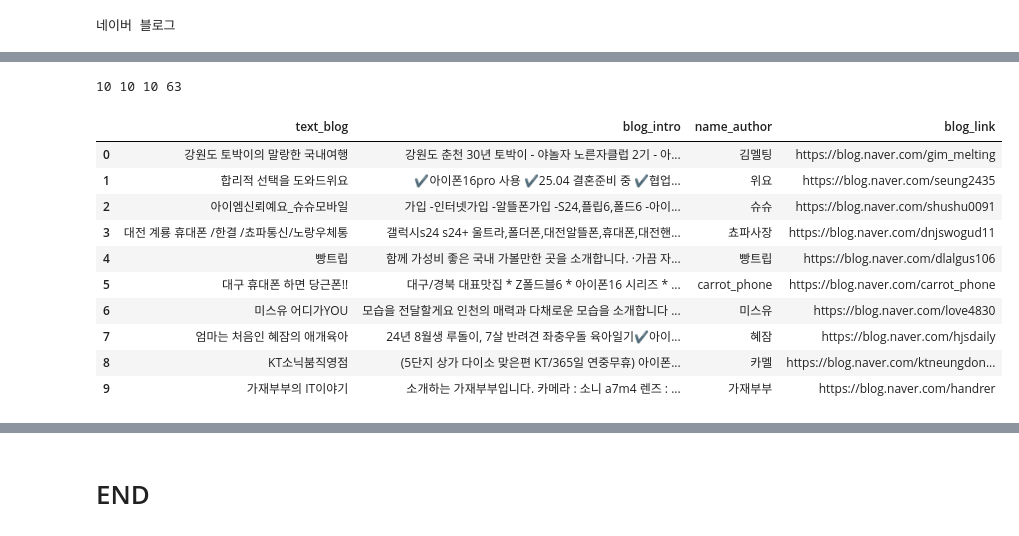
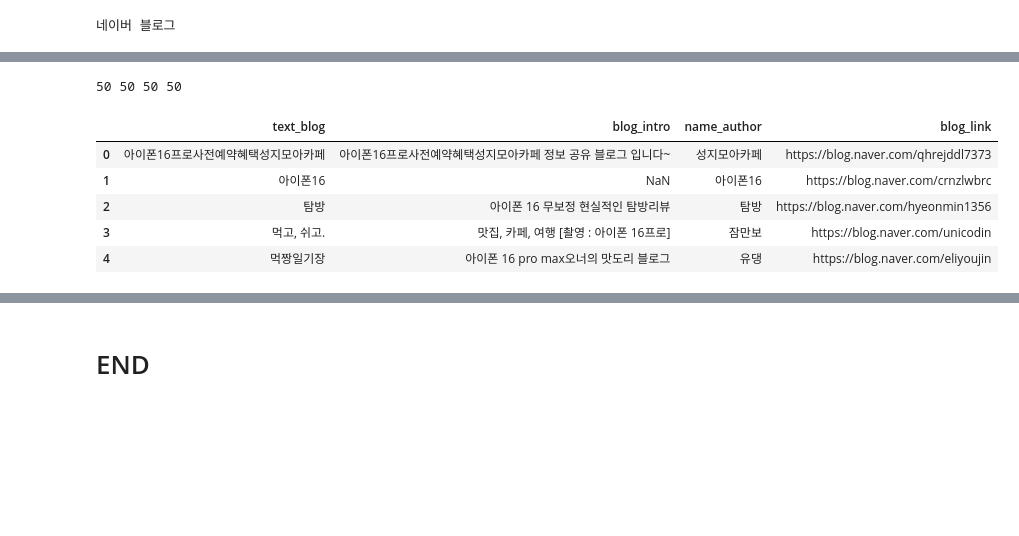
Before and after one commit to kbjung/my_projects, a Jupyter notebook: crawling/naver/naver_blog_keyword_01.ipynb, the cells around one changed output, grey strips where cells are left out. Cells and saved outputs as stored; diff of their text form; code cells hidden in the pictures; blank space fills up the shorter version.

```diff
--- a/crawling/naver/naver_blog_keyword_01.ipynb
+++ b/crawling/naver/naver_blog_keyword_01.ipynb
@@ -539,42 +638,51 @@ text_blog_list = []
 blog_intro_list = []
 name_author_list = []
 blog_link_list = []
-for blog in list_search_blog:
-    text_blog = blog.select_one('em.text_blog').text
-    if blog.select_one('p.blog_intro').text == '':
-        blog_intro = np.nan
-    else:
-        blog_intro = blog.select_one('p.blog_intro').text
-    name_author = blog.select_one('em.name_author').text
-    blog_link = blog.select_one('a.name_blog')['href']
-    # print(text_blog, blog_intro, name_author, blog_link)
+for page_num in range(1, blog_crawling_page_num + 1):
+    keyword_url = f'https://section.blog.naver.com/Search/Blog.naver?pageNo={page_num}&orderBy={orderby}&keyword={keyword}'
 
-    text_blog_list.append(text_blog)
-    blog_intro_list.append(blog_intro)
-    name_author_list.append(name_author)
-    blog_link_list.append(blog_link)
+    driver.get(keyword_url)
+    driver.implicitly_wait(10) # 페이지 로드 될 때까지 기다리지만 로드 되는 순간 종료
+    time.sleep(random.uniform(1, 3))
 
-print(len(text_blog_list), len(blog_intro_list), len(name_author_list), len(name_blog_list))
+    page = driver.page_source
+    soup = bs(page, 'html.parser')
+    # print(soup.title.text)
+
+    area_list_search = soup.select_one('div.area_list_search')
+    list_search_blog = area_list_search.select('div.list_search_blog')
+
+    for blog in list_search_blog:
+        text_blog = blog.select_one('em.text_blog').text
+        if blog.select_one('p.blog_intro').text == '':
+            blog_intro = np.nan
+        else:
+            blog_intro = blog.select_one('p.blog_intro').text
+        name_author = blog.select_one('em.name_author').text
+        blog_link = blog.select_one('a.name_blog')['href']
+        # print(text_blog, blog_intro, name_author, blog_link)
+
+        text_blog_list.append(text_blog)
+        blog_intro_list.append(blog_intro)
+        name_author_list.append(name_author)
+        blog_link_list.append(blog_link)
+
+print(len(text_blog_list), len(blog_intro_list), len(name_author_list), len(blog_link_list))
 # %% [output]
-10 10 10 63
+50 50 50 50
 # %%
 blog_dict = {
     'text_blog': text_blog_list,
     'blog_intro': blog_intro_list,
     'name_author': name_author_list,
     'blog_link': blog_link_list
 }
 blog_df = pd.DataFrame(blog_dict)
-blog_df
+blog_df.head()
 # %% [output]
 |  | text_blog | blog_intro | name_author | blog_link |
-| 0 | 강원도 토박이의 말랑한 국내여행 | 강원도 춘천 30년 토박이 - 야놀자 노른자클럽 2기 - 아... | 김멜팅 | https://blog.naver.com/gim_melting |
-| 1 | 합리적 선택을 도와드위요 | ✔️아이폰16pro 사용 ✔️25.04 결혼준비 중 ✔️협업... | 위요 | https://blog.naver.com/seung2435 |
-| 2 | 아이엠신뢰예요_슈슈모바일 | 가입 -인터넷가입 -알뜰폰가입 -S24,플립6,폴드6 -아이... | 슈슈 | https://blog.naver.com/shushu0091 |
-| 3 | 대전 계룡 휴대폰 /한결 /쵸파통신/노랑우체통 | 갤럭시s24 s24+ 울트라,폴더폰,대전알뜰폰,휴대폰,대전핸... | 쵸파사장 | https://blog.naver.com/dnjswogud11 |
-| 4 | 빵트립 | 함께 가성비 좋은 국내 가볼만한 곳을 소개합니다. ·가끔 자... | 빵트립 | https://blog.naver.com/dlalgus106 |
-| 5 | 대구 휴대폰 하면 당근폰!! | 대구/경북 대표맛집 * Z폴드블6 * 아이폰16 시리즈 * ... | carrot_phone | https://blog.naver.com/carrot_phone |
-| 6 | 미스유 어디가YOU | 모습을 전달할게요 인천의 매력과 다채로운 모습을 소개합니다 ... | 미스유 | https://blog.naver.com/love4830 |
-| 7 | 엄마는 처음인 혜잠의 애개육아 | 24년 8월생 루돌이, 7살 반려견 좌충우돌 육아일기✔️아이... | 혜잠 | https://blog.naver.com/hjsdaily |
-| 8 | KT소닉붐직영점 | (5단지 상가 다이소 맞은편 KT/365일 연중무휴) 아이폰... | 카멜 | https://blog.naver.com/ktneungdon... |
-| 9 | 가재부부의 IT이야기 | 소개하는 가재부부입니다. 카메라 : 소니 a7m4 렌즈 : ... | 가재부부 | https://blog.naver.com/handrer |
+| 0 | 아이폰16프로사전예약혜택성지모아카페 | 아이폰16프로사전예약혜택성지모아카페 정보 공유 블로그 입니다~ | 성지모아카페 | https://blog.naver.com/qhrejddl7373 |
+| 1 | 아이폰16 | NaN | 아이폰16 | https://blog.naver.com/crnzlwbrc |
+| 2 | 탐방 | 아이폰 16 무보정 현실적인 탐방리뷰 | 탐방 | https://blog.naver.com/hyeonmin1356 |
+| 3 | 먹고, 쉬고. | 맛집, 카페, 여행 [촬영 : 아이폰 16프로] | 잠만보 | https://blog.naver.com/unicodin |
+| 4 | 먹짱일기장 | 아이폰 16 pro max오너의 맛도리 블로그 | 유댕 | https://blog.naver.com/eliyoujin |
```
Also changed, not shown: parts of 63 cells of this notebook.
